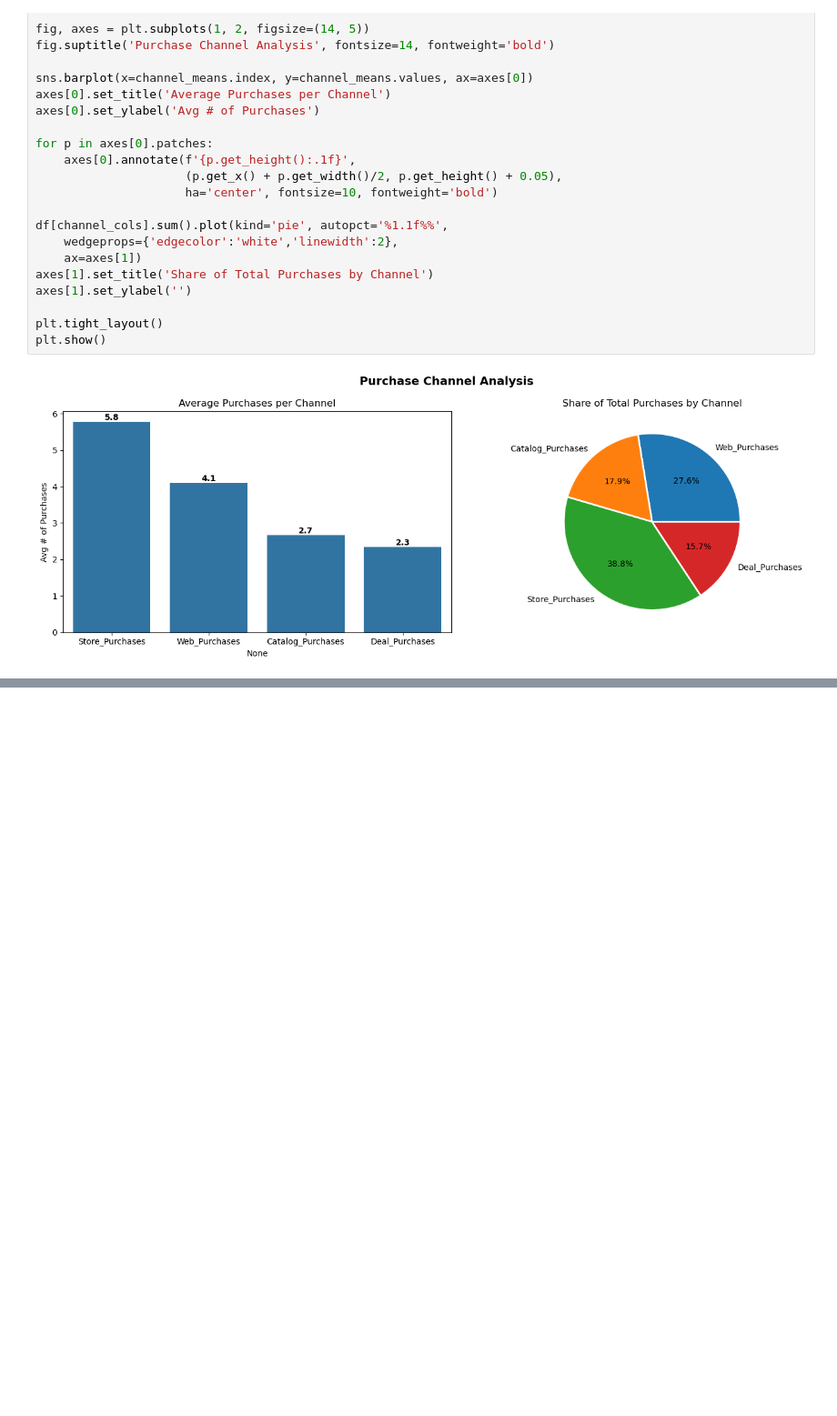
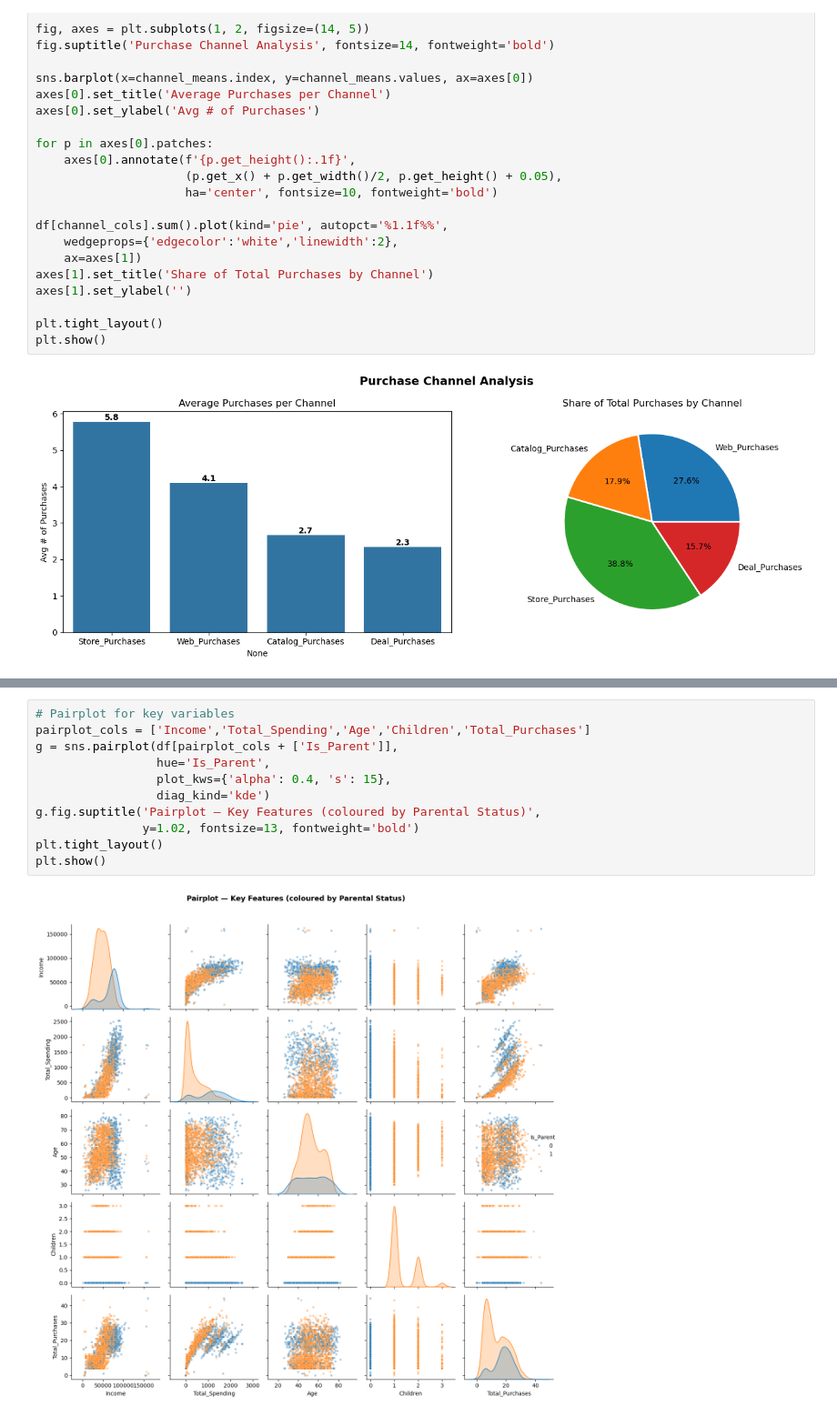
Before and after one commit to papocun/Customer-Segmentation-Project, a Jupyter notebook: Notebooks/Eda.ipynb, the cells around one changed output, grey strips where cells are left out. Shown at 91% size. Drawn from its saved outputs; the diff is of its cells as text; blank space fills up the shorter version.

```diff
--- a/Notebooks/Eda.ipynb
+++ b/Notebooks/Eda.ipynb
@@ -865,0 +908,13 @@ plt.show()
+# %%
+# Pairplot for key variables
+pairplot_cols = ['Income','Total_Spending','Age','Children','Total_Purchases']
+g = sns.pairplot(df[pairplot_cols + ['Is_Parent']],
+                 hue='Is_Parent',
+                 plot_kws={'alpha': 0.4, 's': 15},
+                 diag_kind='kde')
+g.fig.suptitle('Pairplot — Key Features (coloured by Parental Status)',
+               y=1.02, fontsize=13, fontweight='bold')
+plt.tight_layout()
+plt.show()
+# %% [output]
+[figure, added]
```
Also changed, not shown: parts of 5 cells of this notebook.
